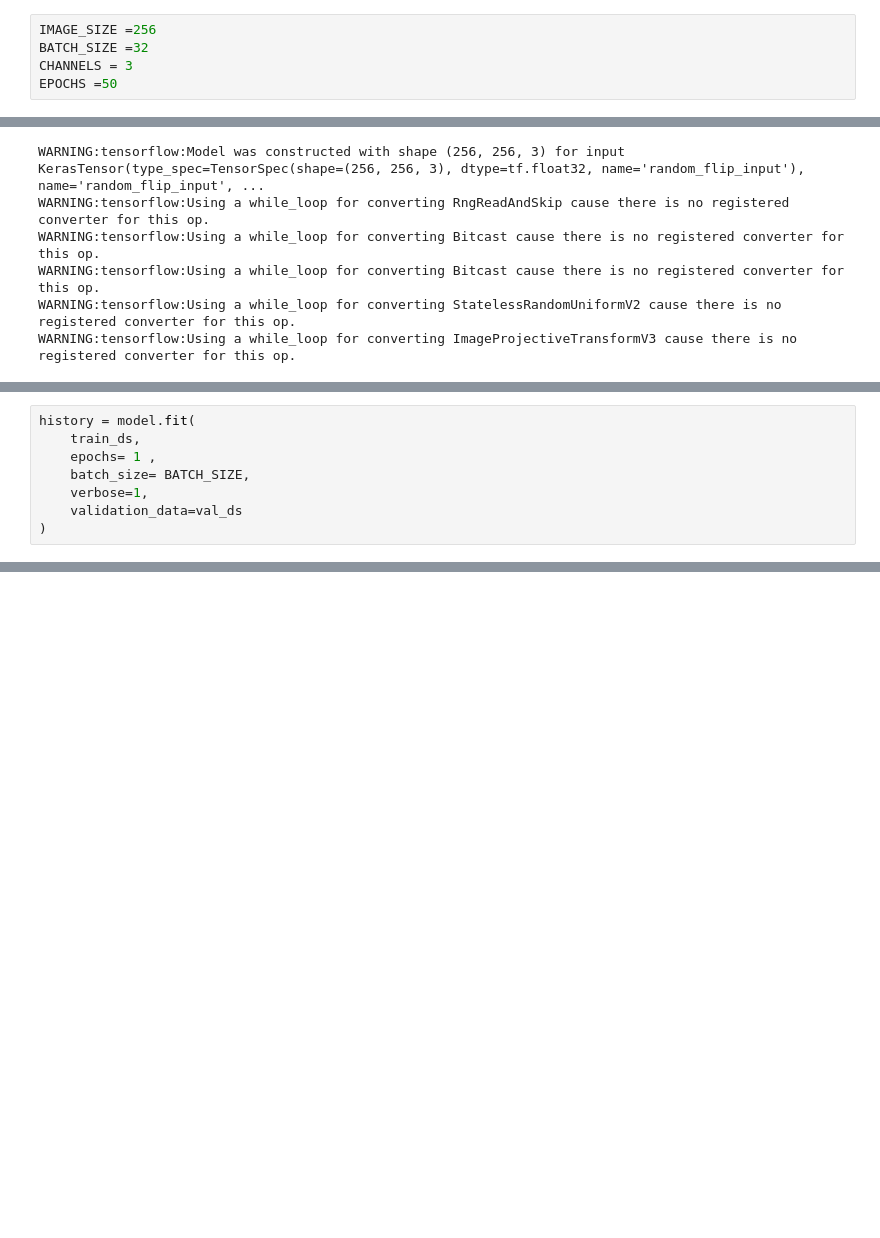
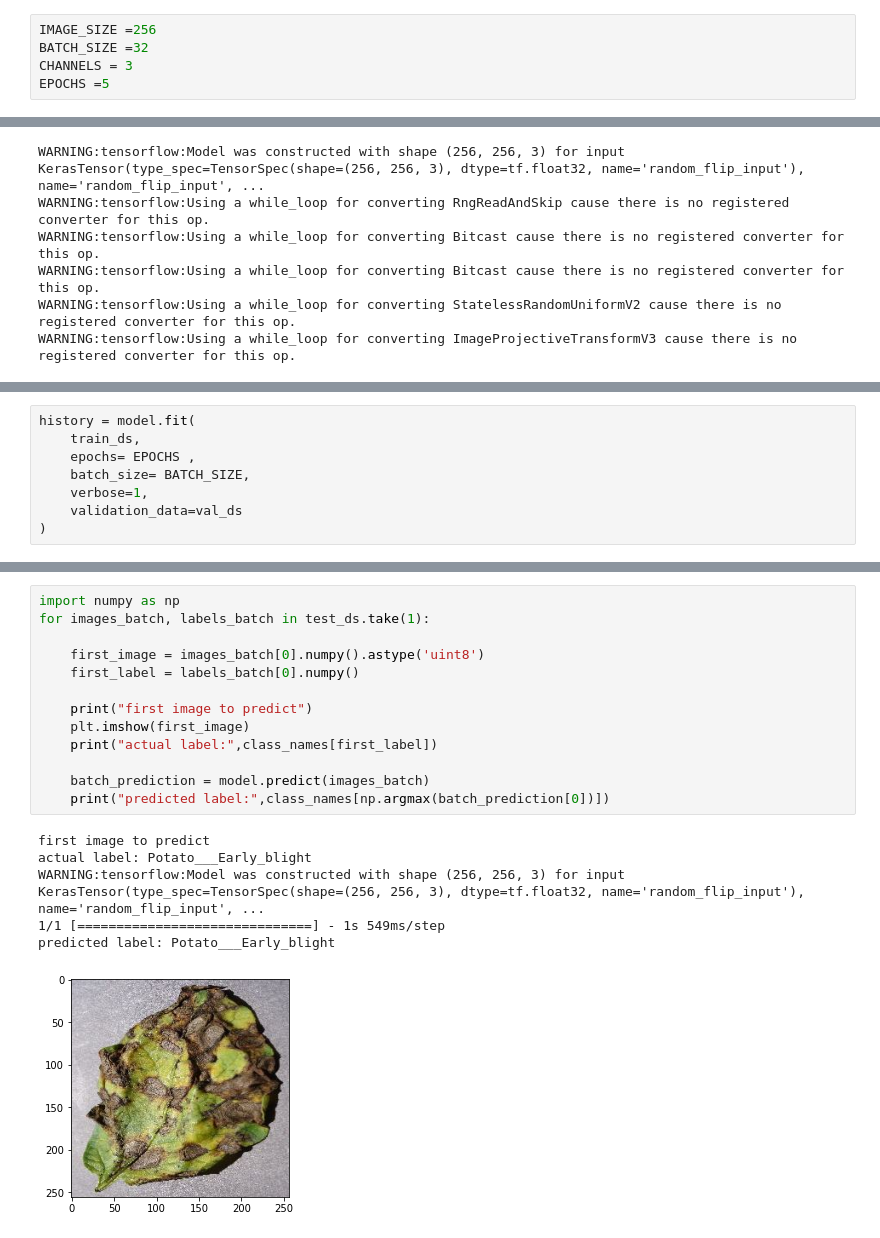
Before and after one commit to Muhammad-Ahtasham/DNNProjectSem05, a Jupyter notebook: Project DNN.ipynb, the cells around one changed output, grey strips where cells are left out. Saved outputs shown, nothing was run; the diff lists cells and outputs as text; blank space fills up the shorter version.

```diff
--- a/Project DNN.ipynb
+++ b/Project DNN.ipynb
@@ -6,7 +6,7 @@ import matplotlib.pyplot as plt
 IMAGE_SIZE =256
 BATCH_SIZE =32
 CHANNELS = 3
-EPOCHS =50
+EPOCHS =5
 # %%
 dataset = tf.keras.preprocessing.image_dataset_from_directory(
     "PlantVillage",
@@ -180,8 +153,0 @@ model.compile(
-# %%
-history = model.fit(
-    train_ds,
-    epochs= 1 ,
-    batch_size= BATCH_SIZE,
-    verbose=1,
-    validation_data=val_ds
-)
@@ -234,0 +180,8 @@ Text(0.5, 1.0, 'Training and Validation Loss')
+# %%
+history = model.fit(
+    train_ds,
+    epochs= EPOCHS ,
+    batch_size= BATCH_SIZE,
+    verbose=1,
+    validation_data=val_ds
+)
@@ -234,0 +240,20 @@ Text(0.5, 1.0, 'Training and Validation Loss')
+# %%
+import numpy as np
+for images_batch, labels_batch in test_ds.take(1):
+
+    first_image = images_batch[0].numpy().astype('uint8')
+    first_label = labels_batch[0].numpy()
+
+    print("first image to predict")
+    plt.imshow(first_image)
+    print("actual label:",class_names[first_label])
+
+    batch_prediction = model.predict(images_batch)
+    print("predicted label:",class_names[np.argmax(batch_prediction[0])])
+# %% [output]
+first image to predict
+actual label: Potato___Early_blight
+WARNING:tensorflow:Model was constructed with shape (256, 256, 3) for input KerasTensor(type_spec=TensorSpec(shape=(256, 256, 3), dtype=tf.float32, name='random_flip_input'), name='random_flip_input', ...
+1/1 [==============================] - 1s 549ms/step
+predicted label: Potato___Early_blight
+[figure, added]
```
Also changed, not shown: parts of 23 cells of this notebook.
